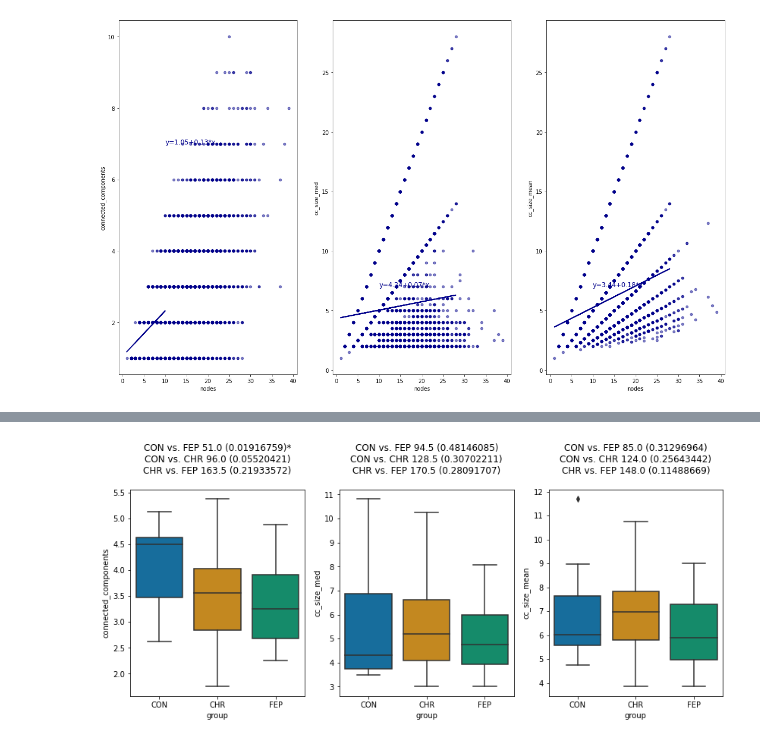
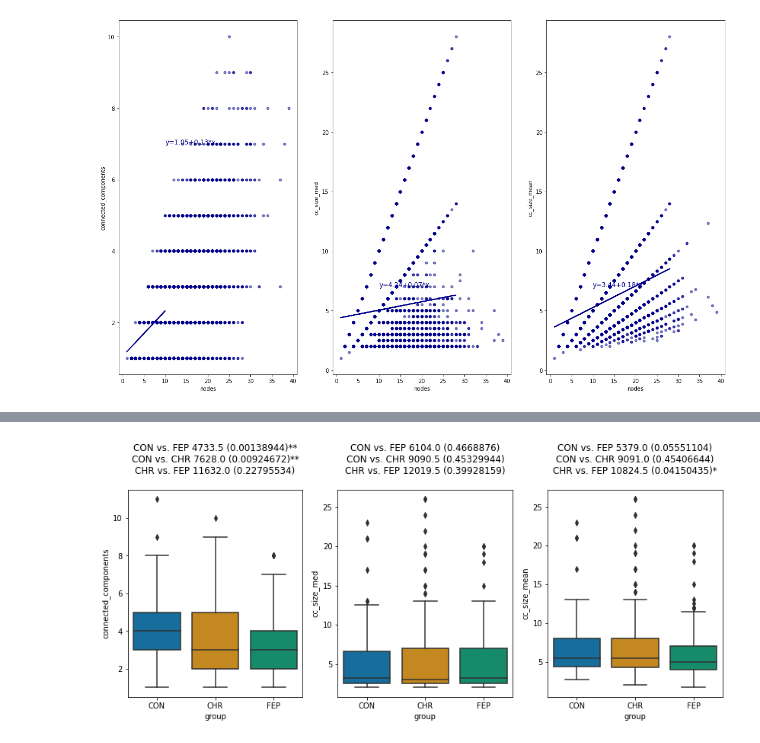
Before and after one commit to alan-turing-institute/netts, a Jupyter notebook: regressing_nodes_genpub.ipynb, the cells around one changed output, grey strips where cells are left out. Drawn from its saved outputs; the diff is of its cells as text; code cells hidden in the pictures.

```diff
--- a/regressing_nodes_genpub.ipynb
+++ b/regressing_nodes_genpub.ipynb
@@ -62,7 +62,7 @@ Described 2845 graphs.
 
 # --------------------- Import OASIS data ---------------------------------------
 graph_dir = '/Users/CN/Dropbox/speech_graphs/oasis'
-oasis = pd.read_csv(op.join(graph_dir, 'output/oasis_data_normalised.csv'))
+oasis = pd.read_csv(op.join(graph_dir, 'output/graph_data_normalised.csv'))
 oasis['group'] = pd.Categorical(oasis.group)
 oasis.group.cat.reorder_categories(
     ['CON', 'CHR', 'FEP'], inplace=True)
@@ -104,4 +94,12 @@ variable_list
+# %%
+# Exclude subject 12 with bad quality transcript
+oasis = oasis[oasis.subj != 12]
+oasis.subj.unique()
+output_figures_oasis = '/Users/CN/Dropbox/speech_graphs/oasis/figures'
 # %%
+variables = ['connected_components', 'cc_size_med', 'cc_size_mean']
+
+
 
 # ------------ Plot the raw connected component values ------------
 group_comparisons = [('CON', 'FEP'), ('CON', 'CHR'), ('CHR', 'FEP')]
@@ -133,7 +131,47 @@ for v,variable in enumerate(variables):
         stats_summary = stats_summary + '{0} vs. {1} {2} ({3}){4}\n'.format(comb[0], comb[1], round(results_mwu[c][0],8), round(results_mwu[c][1],8), symbol)
     plt.title(stats_summary)
 plt.subplots_adjust(hspace = 0.4)
-output = op.join(output_figures, 'Hist_{}' +
+output = op.join(output_figures_oasis, 'Hist_{}' +
+                 '_{}'.format('_'.join(variable_list), str(datetime.date.today())))
+plt.savefig(output)
+plt.show(block=False)
+
+
+
+
+# ------------ Plot the residualised connected component values ------------
+variable_list = [v + '_normZ' for v in variables]
+
+group_comparisons = [('CON', 'FEP'), ('CON', 'CHR'), ('CHR', 'FEP')]
+
+fig = plt.figure(figsize=(14, 5))
+for v,variable in enumerate(variable_list):
+    ax = plt.subplot(1, 3, v+1)
+    sns.boxplot(y=variable, x='group',
+              data=oasis,
+              palette="colorblind",
+              )
+    results_mwu = []
+    results_ttest = []
+    stats_summary = ''
+    for c, comb in enumerate(group_comparisons):
+        a = oasis.query('group == @comb[0]')[variable]
+        b = oasis.query('group == @comb[1]')[variable]
+        results_mwu.append(sp.stats.mannwhitneyu(a,b))
+        results_ttest.append(sp.stats.ttest_ind(a,b))
+        # print('{0} vs. {1} {2} ({3})'.format(comb[0], comb[1], round(results_mwu[c][0],8), round(results_mwu[c][1],8) ))
+        if results_mwu[c][1] < 0.001:
+            symbol = '***'
+        elif results_mwu[c][1] < 0.01:
+            symbol = '**'
+        elif results_mwu[c][1] < 0.05:
+            symbol = '*'
+        else:
+            symbol = ''
+        stats_summary = stats_summary + '{0} vs. {1} {2} ({3}){4}\n'.format(comb[0], comb[1], round(results_mwu[c][0],8), round(results_mwu[c][1],8), symbol)
+    plt.title(stats_summary)
+plt.subplots_adjust(hspace = 0.4)
+output = op.join(output_figures_oasis, 'Hist_{}' +
                  '_{}'.format('_'.join(variable_list), str(datetime.date.today())))
 plt.savefig(output)
 plt.show(block=False)
@@ -148,70 +186,32 @@ fig = plt.figure(figsize=(14, 5))
 for v,variable in enumerate(variable_list):
     ax = plt.subplot(1, 3, v+1)
     sns.boxplot(y=variable, x='group',
               data=oasis,
               palette="colorblind",
               )
     results_mwu = []
     results_ttest = []
     stats_summary = ''
     for c, comb in enumerate(group_comparisons):
         a = oasis.query('group == @comb[0]')[variable]
         b = oasis.query('group == @comb[1]')[variable]
         results_mwu.append(sp.stats.mannwhitneyu(a,b))
         results_ttest.append(sp.stats.ttest_ind(a,b))
         # print('{0} vs. {1} {2} ({3})'.format(comb[0], comb[1], round(results_mwu[c][0],8), round(results_mwu[c][1],8) ))
         if results_mwu[c][1] < 0.001:
             symbol = '***'
         elif results_mwu[c][1] < 0.01:
             symbol = '**'
         elif results_mwu[c][1] < 0.05:
             symbol = '*'
         else:
             symbol = ''
         stats_summary = stats_summary + '{0} vs. {1} {2} ({3}){4}\n'.format(comb[0], comb[1], round(results_mwu[c][0],8), round(results_mwu[c][1],8), symbol)
     plt.title(stats_summary)
 plt.subplots_adjust(hspace = 0.4)
-output = op.join(output_figures, 'Hist_{}' +
+output = op.join(output_figures_oasis, 'Hist_{}' +
                  '_{}'.format('_'.join(variable_list), str(datetime.date.today())))
 plt.savefig(output)
 plt.show(block=False)
-
-
-# ------------ Plot the residualised connected component values ------------
-variable_list = [v + '_normZ' for v in variables]
-
-group_comparisons = [('CON', 'FEP'), ('CON', 'CHR'), ('CHR', 'FEP')]
-
-fig = plt.figure(figsize=(14, 5))
-for v,variable in enumerate(variable_list):
-    ax = plt.subplot(1, 3, v+1)
-    sns.boxplot(y=variable, x='group',
-              data=oasis,
-              palette="colorblind",
-              )
-    results_mwu = []
-    results_ttest = []
-    stats_summary = ''
-    for c, comb in enumerate(group_comparisons):
-        a = oasis.query('group == @comb[0]')[variable]
-        b = oasis.query('group == @comb[1]')[variable]
-        results_mwu.append(sp.stats.mannwhitneyu(a,b))
-        results_ttest.append(sp.stats.ttest_ind(a,b))
-        # print('{0} vs. {1} {2} ({3})'.format(comb[0], comb[1], round(results_mwu[c][0],8), round(results_mwu[c][1],8) ))
-        if results_mwu[c][1] < 0.001:
-            symbol = '***'
-        elif results_mwu[c][1] < 0.01:
-            symbol = '**'
-        elif results_mwu[c][1] < 0.05:
-            symbol = '*'
-        else:
-            symbol = ''
-        stats_summary = stats_summary + '{0} vs. {1} {2} ({3}){4}\n'.format(comb[0], comb[1], round(results_mwu[c][0],8), round(results_mwu[c][1],8), symbol)
-    plt.title(stats_summary)
-plt.subplots_adjust(hspace = 0.4)
-output = op.join(output_figures, 'Hist_{}' +
-                 '_{}'.format('_'.join(variable_list), str(datetime.date.today())))
-plt.savefig(output)
-plt.show(block=False)
 # %% [output]
-[figure, old version]
+[figure, new version]
```
Also changed, not shown: parts of 4 cells of this notebook, 5 other files.
